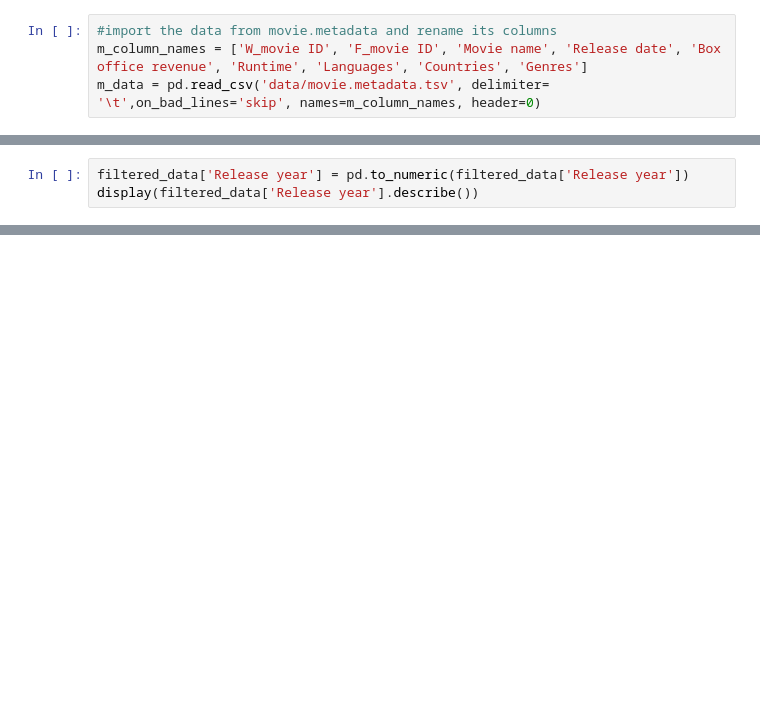
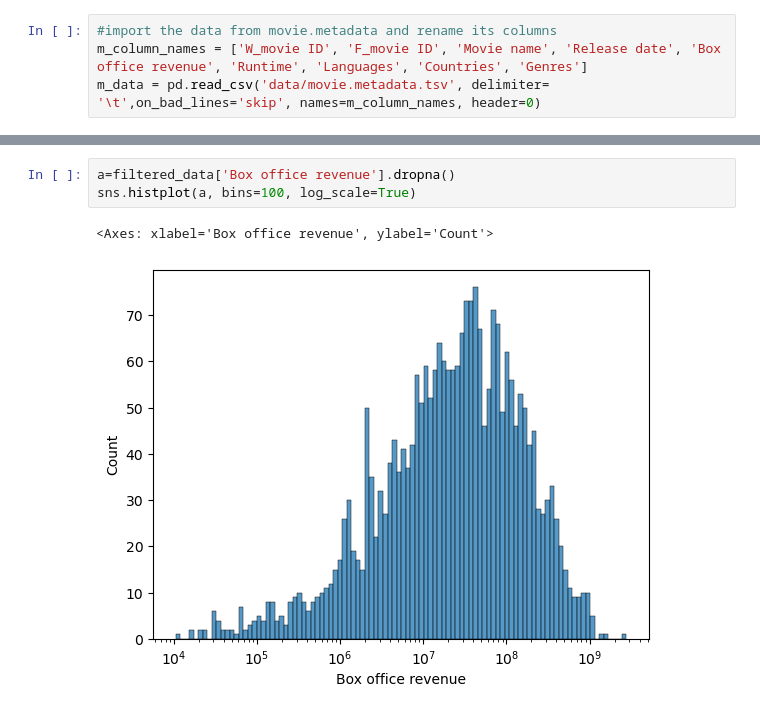
Before and after one commit to epfl-ada/ada-2023-project-boat2023, a Jupyter notebook: projectADA.ipynb, the cells around one changed output, grey strips where cells are left out. Drawn from its saved outputs; the diff is of its cells as text; blank space fills up the shorter version.

```diff
--- a/projectADA.ipynb
+++ b/projectADA.ipynb
@@ -102,3 +95,0 @@ plt.show()
-# %%
-filtered_data['Release year'] = pd.to_numeric(filtered_data['Release year'])
-display(filtered_data['Release year'].describe())
@@ -194,0 +108,6 @@ merged_data.sample(5)
+# %%
+a=filtered_data['Box office revenue'].dropna()
+sns.histplot(a, bins=100, log_scale=True)
+# %% [output]
+<Axes: xlabel='Box office revenue', ylabel='Count'>
+[figure, added]
```
Also changed, not shown: parts of 17 cells of this notebook.
